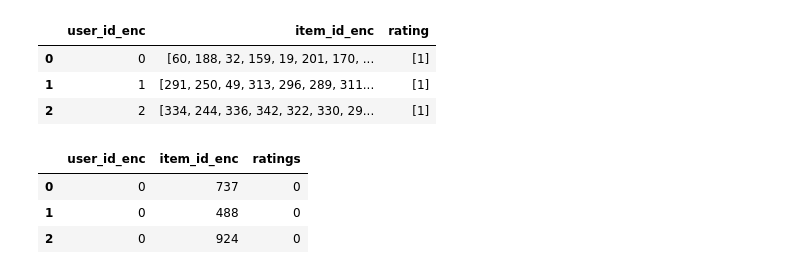
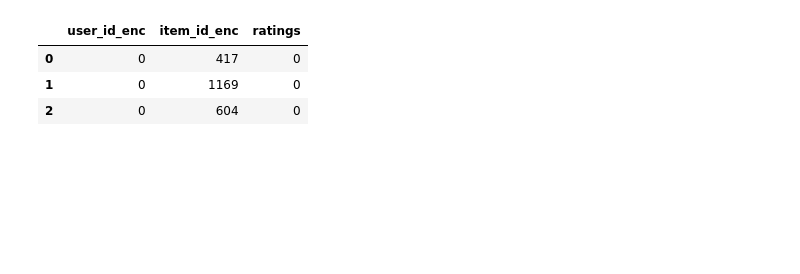
Before and after one commit to malinphy/neural_collaborative_filtering, a Jupyter notebook: ncf_total.ipynb, the cells around one changed output. Saved outputs shown, nothing was run; the diff lists cells and outputs as text; code cells hidden in the pictures; blank space fills up the shorter version.

```diff
--- a/ncf_total.ipynb
+++ b/ncf_total.ipynb
@@ -18,7 +17,8 @@ from tensorflow.keras.layers import *
 # %%
-LATENT_DIM = 16 ### basically embedding_dimension
-DROP_RATE = 0.9 # dropout rate for dropout layer
-TRAIN_NEG_NUM = 4 # negative examples for train set
-TEST_NEG_NUM = 100 # negative examples for test set
-NUM_EPOCHS = 10
-BATCH_SIZE = 256
+class config:
+	LATENT_DIM = 16 ### basically embedding_dimension
+	DROP_RATE = 0.2 # dropout rate for dropout layer
+	TRAIN_NEG_NUM = 4 # negative examples for train set
+	TEST_NEG_NUM = 100 # negative examples for test set
+	NUM_EPOCHS = 20
+	BATCH_SIZE = 256
@@ -170,11 +170 @@ df_enc.head(3)
-# %%
-df_2 = df_enc[['user_id_enc','item_id_enc','rating']]
-df_2['rating'] = 1
-df_enc_seq =sequencer(df_2,'user_id_enc')
-df_enc_seq.head(3)
-# %% [output]
-|  | user_id_enc | item_id_enc | rating |
-| 0 | 0 | [60, 188, 32, 159, 19, 201, 170, ... | [1] |
-| 1 | 1 | [291, 250, 49, 313, 296, 289, 311... | [1] |
-| 2 | 2 | [334, 244, 336, 342, 322, 330, 29... | [1] |
 # %%
@@ -222,11 +213,14 @@ us , neg3 = train_neg_maker(TRAIN_NEG_NUM,df_enc_seq,'item_id_enc')
 # %%
+
+us , neg3 = train_neg_maker(config.TRAIN_NEG_NUM,df_enc_seq,'item_id_enc',unique_item_enc)
+
 train_neg = pd.DataFrame({'user_id_enc':us,
               'item_id_enc':np.concatenate(np.concatenate(np.array(neg3))),
               'ratings':np.zeros(len(us), dtype='int32')})
 train_neg.head(3)
 # %% [output]
 |  | user_id_enc | item_id_enc | ratings |
-| 0 | 0 | 737 | 0 |
-| 1 | 0 | 488 | 0 |
-| 2 | 0 | 924 | 0 |
+| 0 | 0 | 417 | 0 |
+| 1 | 0 | 1169 | 0 |
+| 2 | 0 | 604 | 0 |
 # %%
```
Also changed, not shown: parts of 26 cells of this notebook.
